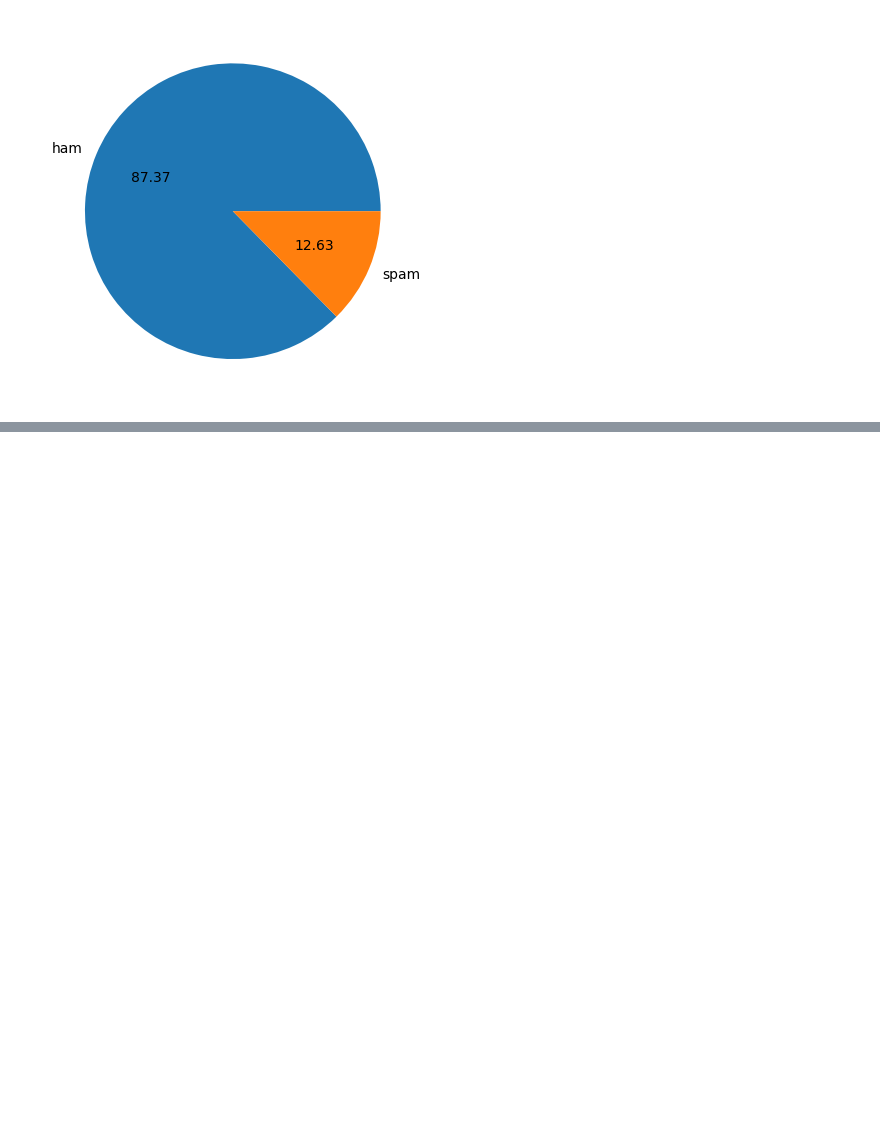
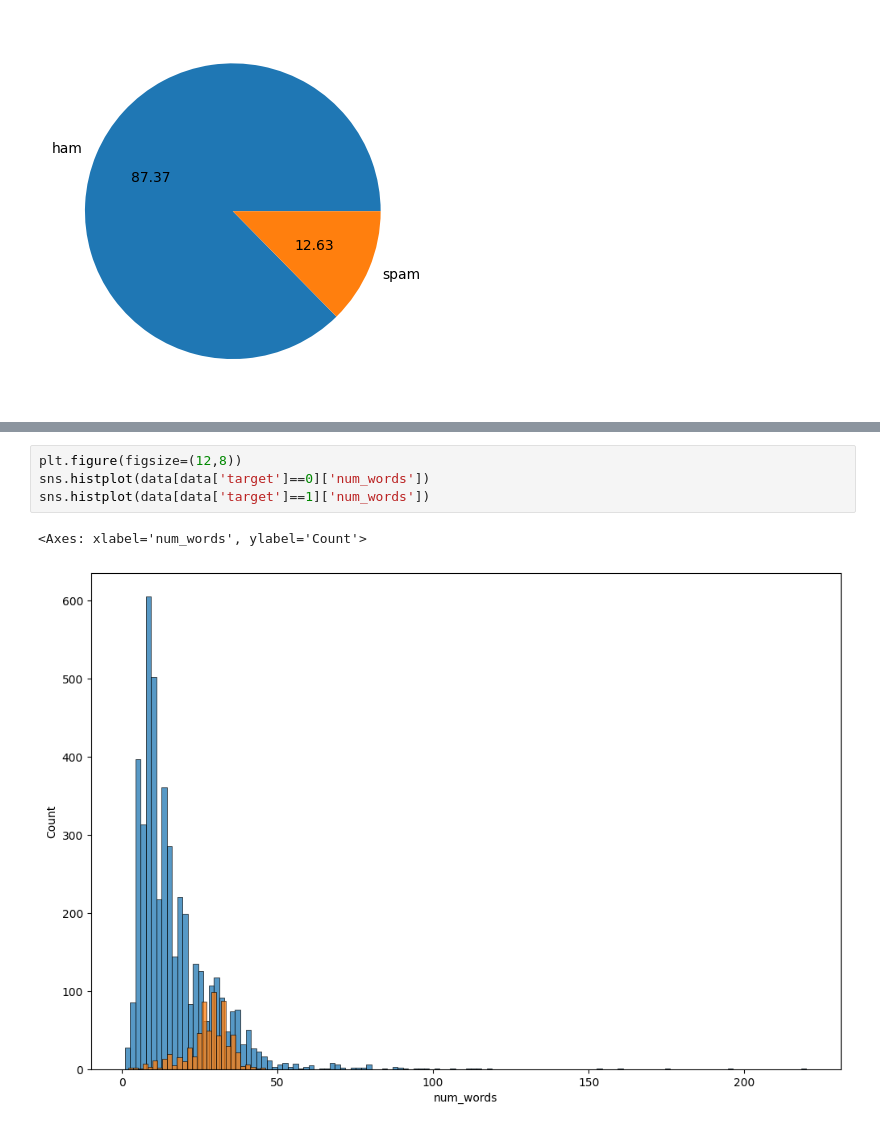
Before and after one commit to JK1Real/Spamclassifier, a Jupyter notebook: Spam Classifier.ipynb, the cells around one changed output, grey strips where cells are left out. Drawn from its saved outputs; the diff is of its cells as text; blank space fills up the shorter version.

```diff
--- a/Spam Classifier.ipynb
+++ b/Spam Classifier.ipynb
@@ -125,0 +241,7 @@ plt.show()
+# %%
+plt.figure(figsize=(12,8))
+sns.histplot(data[data['target']==0]['num_words'])
+sns.histplot(data[data['target']==1]['num_words'])
+# %% [output]
+<Axes: xlabel='num_words', ylabel='Count'>
+[figure, added]
```
Also changed, not shown: parts of 26 cells of this notebook.
